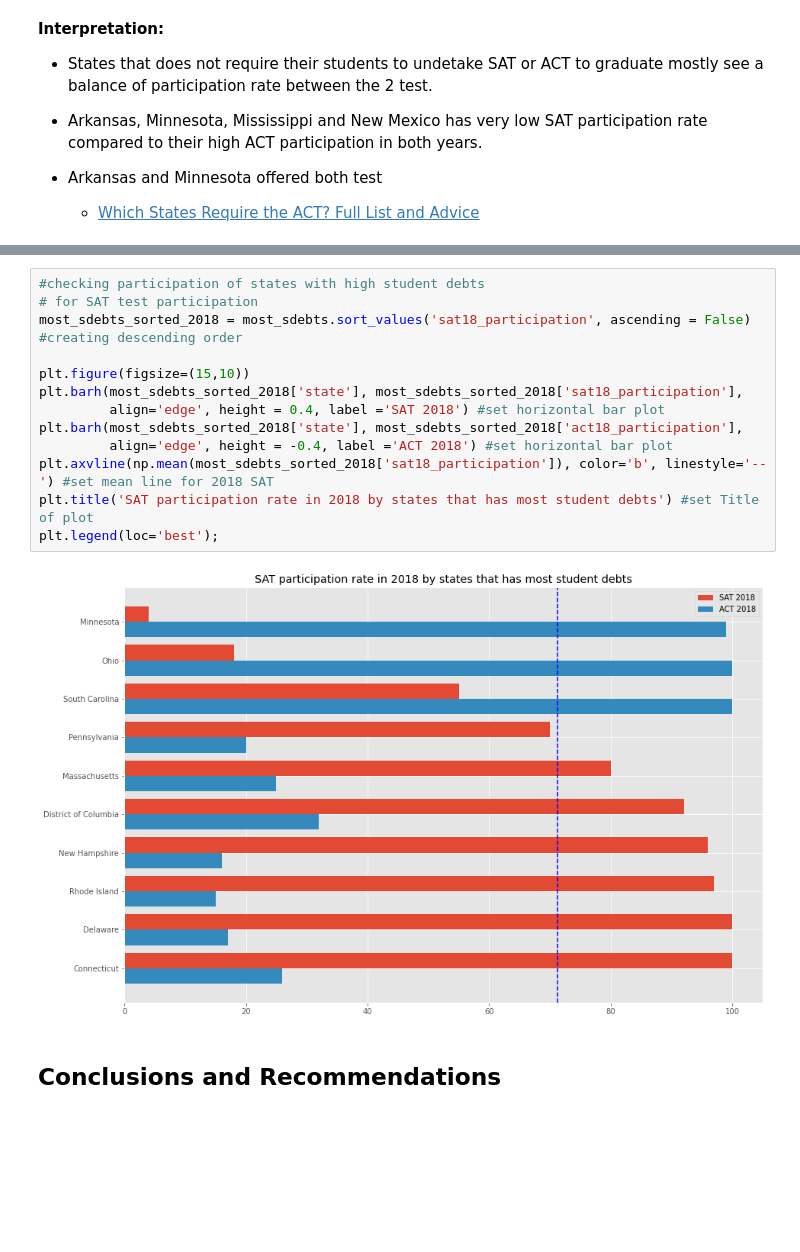
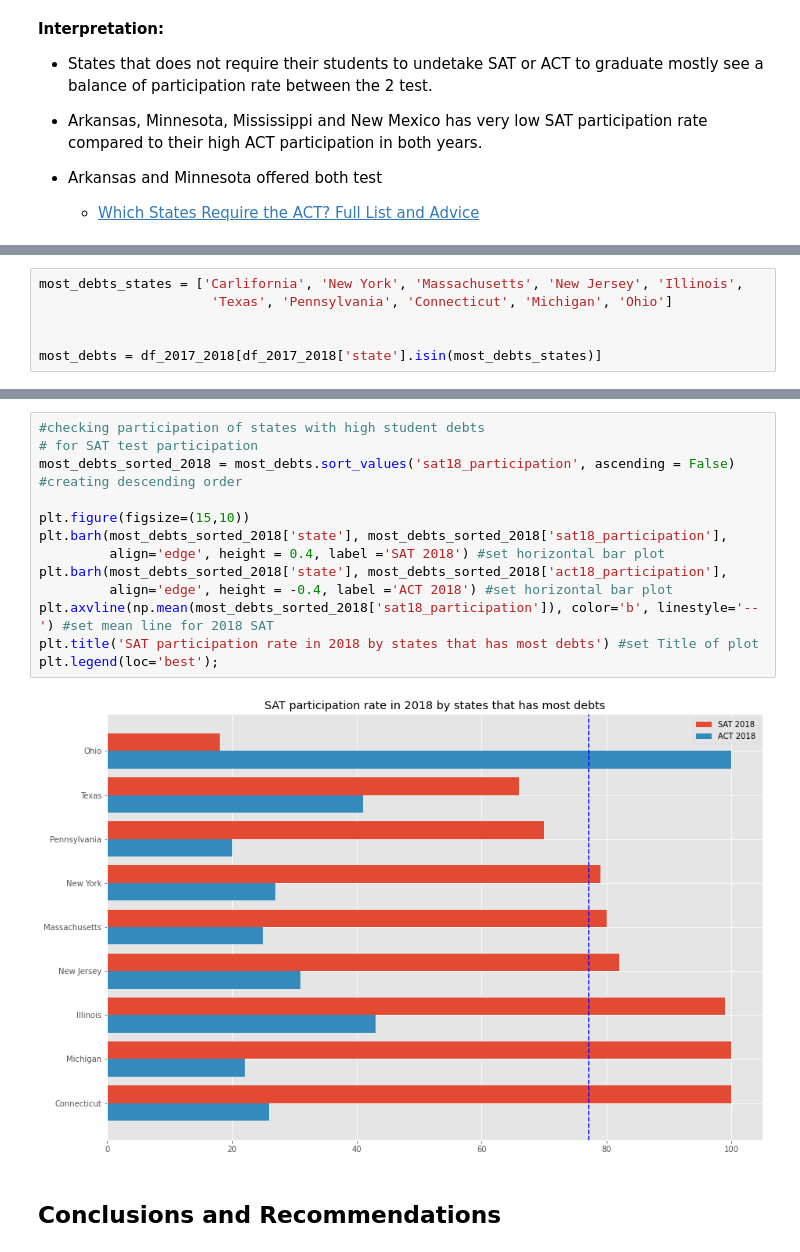
Before and after one commit to SimYiSY/DSI-Projects, a Jupyter notebook: project_1/code/SAT & ACT Analysis.ipynb, the cells around one changed output, grey strips where cells are left out. Cells and saved outputs as stored; diff of their text form; blank space fills up the shorter version.

```diff
--- a/project_1/code/SAT & ACT Analysis.ipynb
+++ b/project_1/code/SAT & ACT Analysis.ipynb
@@ -1946 +1940,7 @@ most_sdebts = df_2017_2018[df_2017_2018['state'].isin(most_sdebts_states)]
+# %%
+most_debts_states = ['Carlifornia', 'New York', 'Massachusetts', 'New Jersey', 'Illinois',
+                      'Texas', 'Pennsylvania', 'Connecticut', 'Michigan', 'Ohio']
+
+
+most_debts = df_2017_2018[df_2017_2018['state'].isin(most_debts_states)]
 # %%
@@ -1962,18 +1961,18 @@ round(most_sdebts[['state', 'sat17_participation',
 # %%
 #checking participation of states with high student debts
 # for SAT test participation
-most_sdebts_sorted_2018 = most_sdebts.sort_values('sat18_participation', ascending = False) #creating descending order
+most_debts_sorted_2018 = most_debts.sort_values('sat18_participation', ascending = False) #creating descending order
 
 plt.figure(figsize=(15,10))
-plt.barh(most_sdebts_sorted_2018['state'], most_sdebts_sorted_2018['sat18_participation'],
+plt.barh(most_debts_sorted_2018['state'], most_debts_sorted_2018['sat18_participation'],
          align='edge', height = 0.4, label ='SAT 2018') #set horizontal bar plot
-plt.barh(most_sdebts_sorted_2018['state'], most_sdebts_sorted_2018['act18_participation'],
+plt.barh(most_debts_sorted_2018['state'], most_debts_sorted_2018['act18_participation'],
          align='edge', height = -0.4, label ='ACT 2018') #set horizontal bar plot
-plt.axvline(np.mean(most_sdebts_sorted_2018['sat18_participation']), color='b', linestyle='--') #set mean line for 2018 SAT
-plt.title('SAT participation rate in 2018 by states that has most student debts') #set Title of plot
+plt.axvline(np.mean(most_debts_sorted_2018['sat18_participation']), color='b', linestyle='--') #set mean line for 2018 SAT
+plt.title('SAT participation rate in 2018 by states that has most debts') #set Title of plot
 plt.legend(loc='best');
 # %% [output]
-[figure, old version]
+[figure, new version]
 # %% [markdown]
 
 ## Conclusions and Recommendations
```
Also changed, not shown: parts of 5 cells of this notebook, 1 other file.
